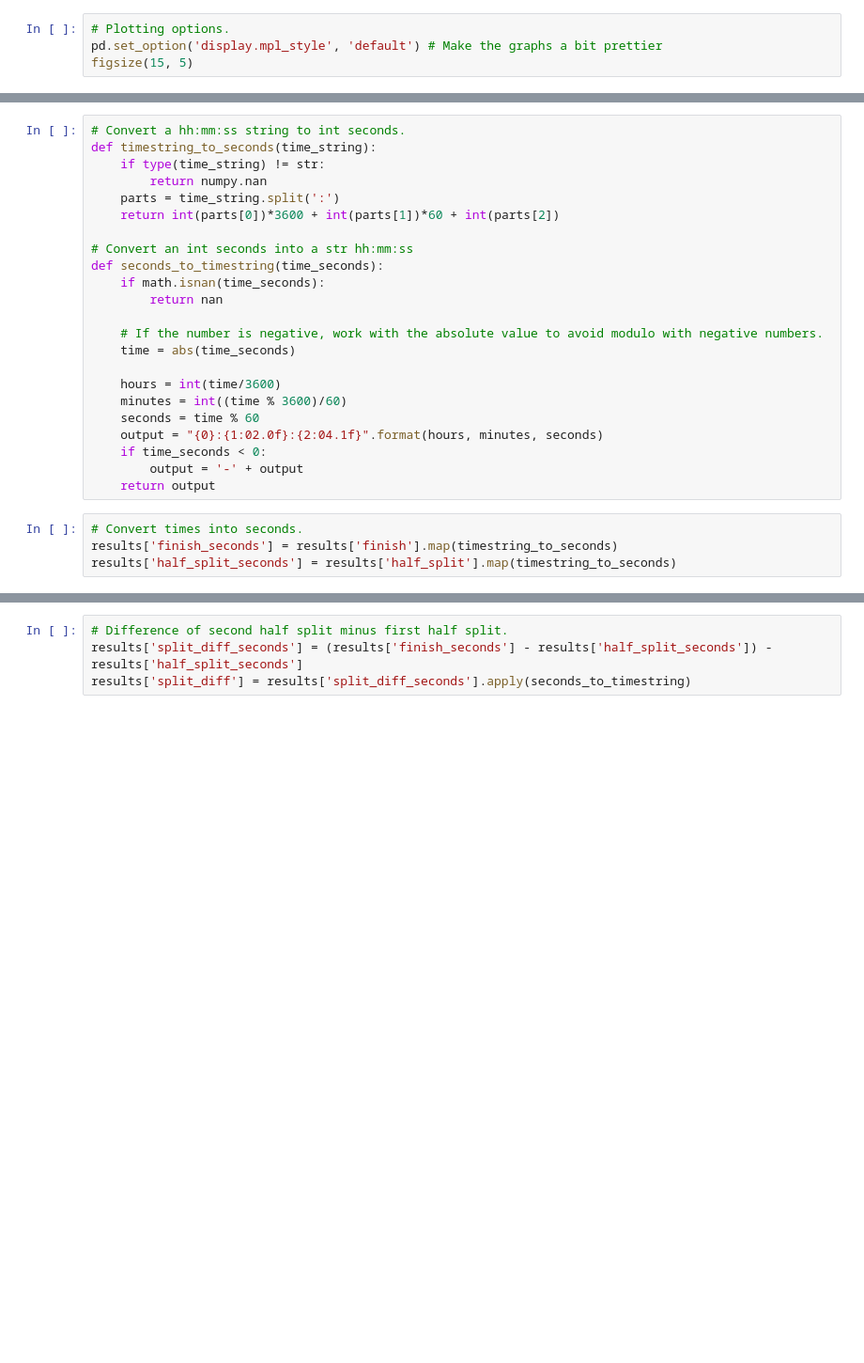
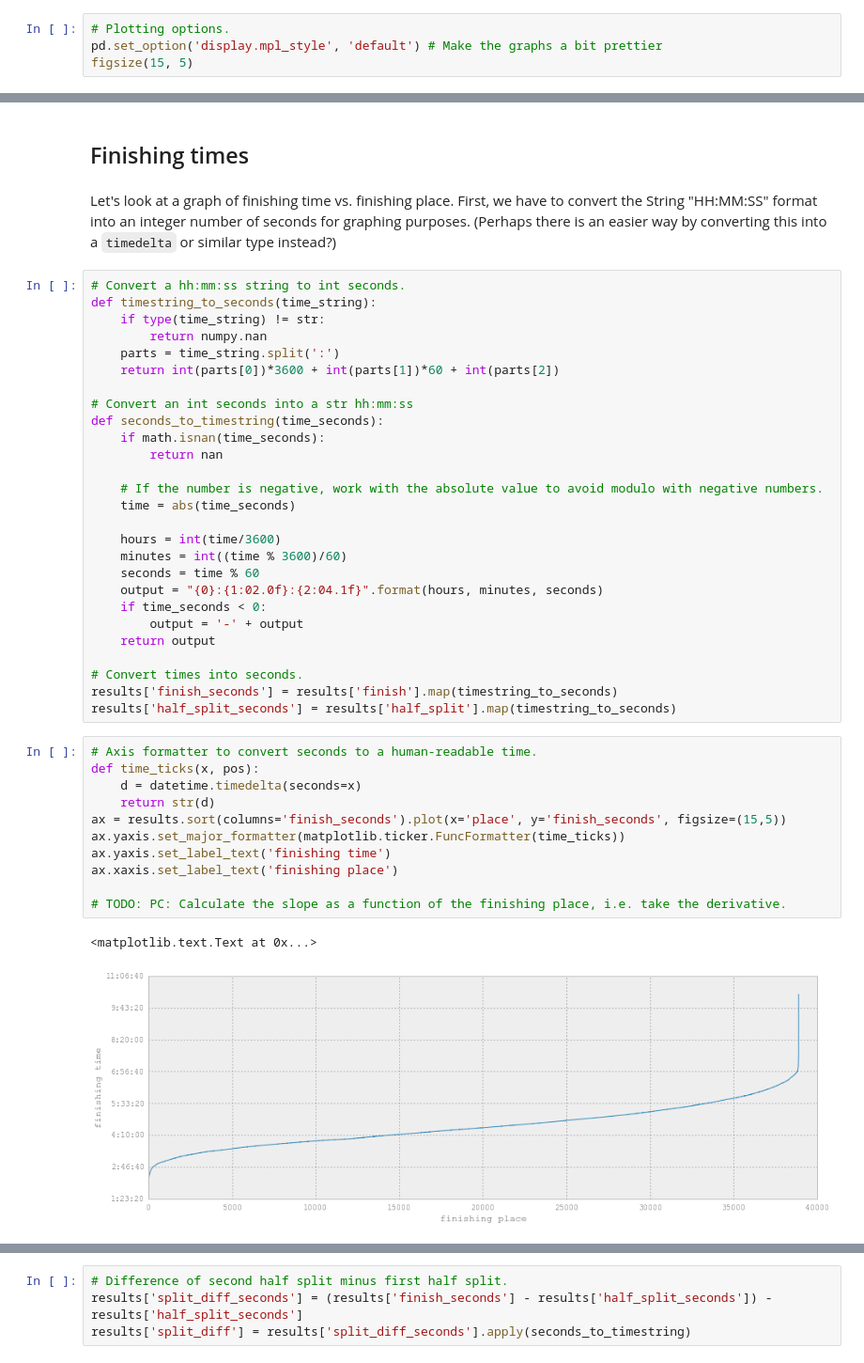
Before and after one commit to pchng/cm2013, a Jupyter notebook: 2013 Chicago Marathon Analysis.ipynb, the cells around one changed output, grey strips where cells are left out. Shown: that part at 94% size. Cells and saved outputs as stored; diff of their text form; blank space fills up the shorter version.

```diff
--- a/2013 Chicago Marathon Analysis.ipynb
+++ b/2013 Chicago Marathon Analysis.ipynb
@@ -38,3 +72,7 @@ f = results[results.gender == 'W'].groupby(['gender', 'division']).size().plot(k
+# %% [markdown]
+## Finishing times
+# %% [markdown]
+Let's look at a graph of finishing time vs. finishing place.  First, we have to convert the String "HH:MM:SS" format into an integer number of seconds for graphing purposes. (Perhaps there is an easier way by converting this into a `timedelta` or similar type instead?)
 # %%
 # Convert a hh:mm:ss string to int seconds.
 def timestring_to_seconds(time_string):
@@ -58,7 +96,21 @@ def seconds_to_timestring(time_seconds):
     if time_seconds < 0:
         output = '-' + output
     return output
+
+# Convert times into seconds.
+results['finish_seconds'] = results['finish'].map(timestring_to_seconds)
+results['half_split_seconds'] = results['half_split'].map(timestring_to_seconds)
-# %%
-# Convert times into seconds.
-results['finish_seconds'] = results['finish'].map(timestring_to_seconds)
-results['half_split_seconds'] = results['half_split'].map(timestring_to_seconds)
+# %%
+# Axis formatter to convert seconds to a human-readable time.
+def time_ticks(x, pos):
+    d = datetime.timedelta(seconds=x)
+    return str(d)
+ax = results.sort(columns='finish_seconds').plot(x='place', y='finish_seconds', figsize=(15,5))
+ax.yaxis.set_major_formatter(matplotlib.ticker.FuncFormatter(time_ticks))
+ax.yaxis.set_label_text('finishing time')
+ax.xaxis.set_label_text('finishing place')
+
+# TODO: PC: Calculate the slope as a function of the finishing place, i.e. take the derivative.
+# %% [output]
+<matplotlib.text.Text at 0x...>
+[figure, added]
```
Also changed, not shown: parts of 48 cells of this notebook.
